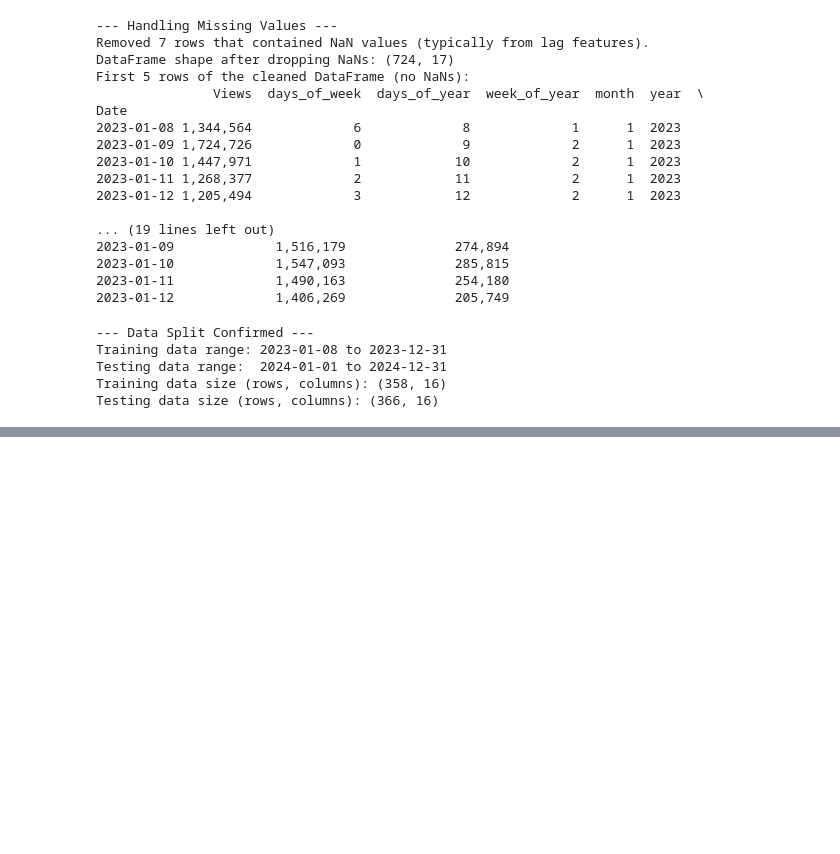
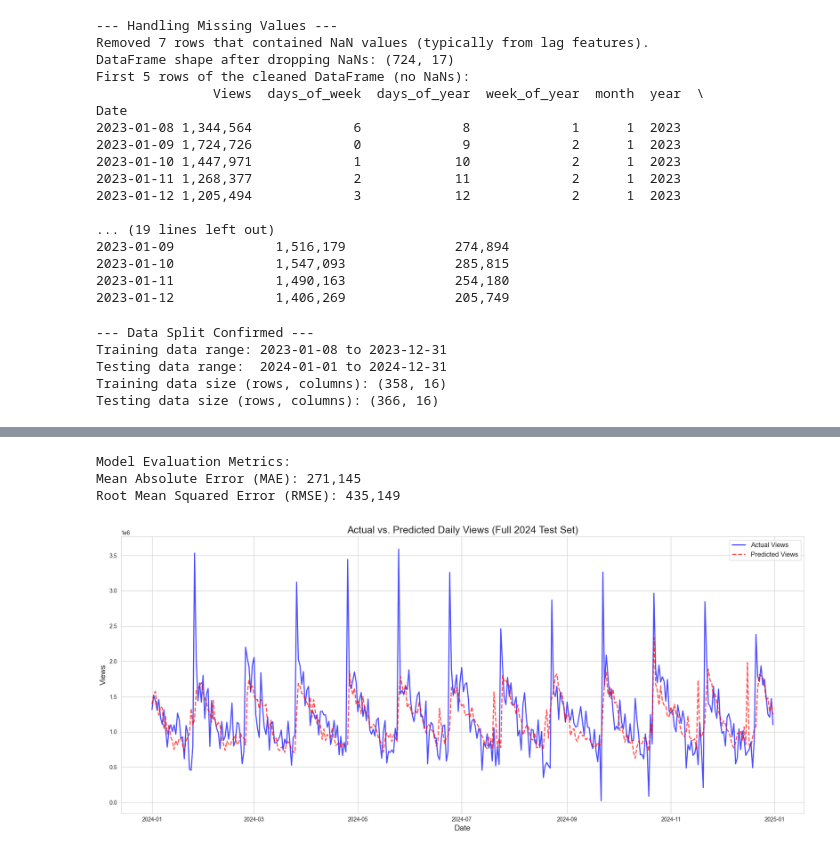
Before and after one commit to shivsdesai/digital-content-forecasting, a Jupyter notebook: generate_data.ipynb, the cells around one changed output, grey strips where cells are left out. Drawn from its saved outputs; the diff is of its cells as text; code cells hidden in the pictures; blank space fills up the shorter version.

```diff
--- a/generate_data.ipynb
+++ b/generate_data.ipynb
@@ -273,0 +290,69 @@ NameError: name 'clues_train' is not defined
+# %%
+predictions = model.predict(dvalid)
+from sklearn.metrics import mean_absolute_error, mean_squared_error
+
+# Calculate Mean Absolute Error (MAE).
+# It's the average absolute difference between the actual views (views_actual_test) and the predicted views (predictions).
+mae = mean_absolute_error(views_actual_test, predictions)
+
+# Calculate Root Mean Squared Error (RMSE).
+# First, we calculate Mean Squared Error (mean_squared_error), which squares the differences.
+# Then, we take the square root of that result (np.sqrt) to get RMSE, putting it back in the same units as views.
+rmse = np.sqrt(mean_squared_error(views_actual_test, predictions))
+
+# Print the calculated metrics, formatted nicely for readability.
+print("\nModel Evaluation Metrics:")
+print(f"Mean Absolute Error (MAE): {mae:,.0f}") # Formatted with comma for thousands, 0 decimal places.
+print(f"Root Mean Squared Error (RMSE): {rmse:,.0f}") # Formatted with comm
+# %% [output]
+Model Evaluation Metrics:
+Mean Absolute Error (MAE): 271,145
+Root Mean Squared Error (RMSE): 435,149
+# %%
+# CODE BLOCK 7, Part 3: Visualize Actual vs. Predicted (Full Test Set)
+
+# Import plotting libraries (if not already imported in Cell 1)
+# import matplotlib.pyplot as plt
+# import seaborn as sns
+
+# Set a style for better-looking plots (optional, but makes charts nicer)
+sns.set_style("whitegrid")
+
+# Create a figure (the canvas for your plot) and set its size.
+plt.figure(figsize=(18, 8)) # Set width to 18 inches, height to 8 inches.
+
+# Plot the ACTUAL views from your test set.
+# 'views_actual_test.index' provides the dates for the horizontal (x) axis.
+# 'views_actual_test' provides the actual view counts for the vertical (y) axis.
+plt.plot(views_actual_test.index, views_actual_test,
+         label='Actual Views',      # Label for this line in the legend.
+         color='blue',              # Color of the line.
+         alpha=0.7,                 # Transparency of the line (0=fully transparent, 1=fully opaque).
+         linewidth=2)               # Thickness of the line.
+
+# Plot your model's PREDICTED views.
+# We use the same dates (views_actual_test.index) so predictions align with actuals.
+# 'predictions' is the array of guessed view counts from your model.
+plt.plot(views_actual_test.index, predictions,
+         label='Predicted Views',   # Label for this line in the legend.
+         color='red',               # Color of the line.
+         linestyle='--',            # Use a dashed line style for predictions.
+         alpha=0.7,                 # Transparency.
+         linewidth=2)               # Thickness.
+
+# Add a title to your plot for clarity.
+plt.title('Actual vs. Predicted Daily Views (Full 2024 Test Set)', fontsize=18)
+# Add labels to your axes.
+plt.xlabel('Date', fontsize=14)
+plt.ylabel('Views', fontsize=14)
+
+# Add a legend to distinguish between actual and predicted lines.
+plt.legend(fontsize=12)
+# Add a grid to the plot for easier reading of values.
+plt.grid(True)
+# Automatically adjust plot parameters for a tight layout, preventing labels from overlapping.
+plt.tight_layout()
+# Display the plot.
+plt.show()
+# %% [output]
+[figure, added]
```
Also changed, not shown: parts of 2 cells of this notebook.
